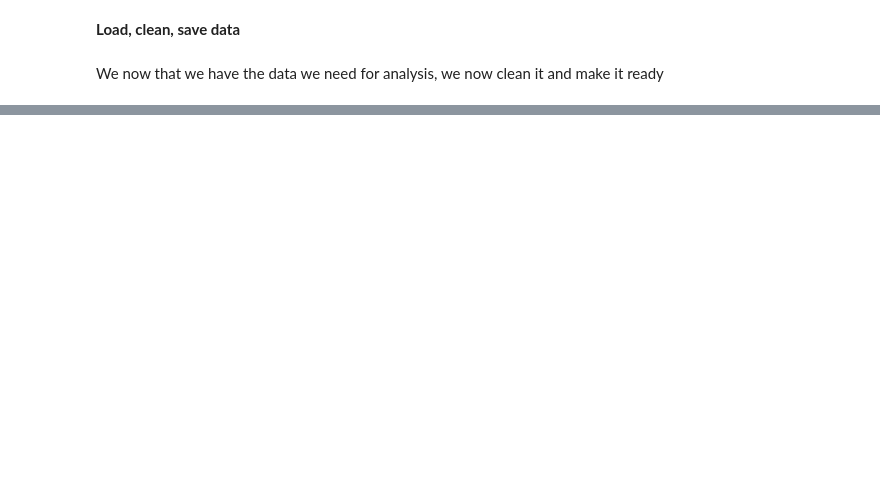
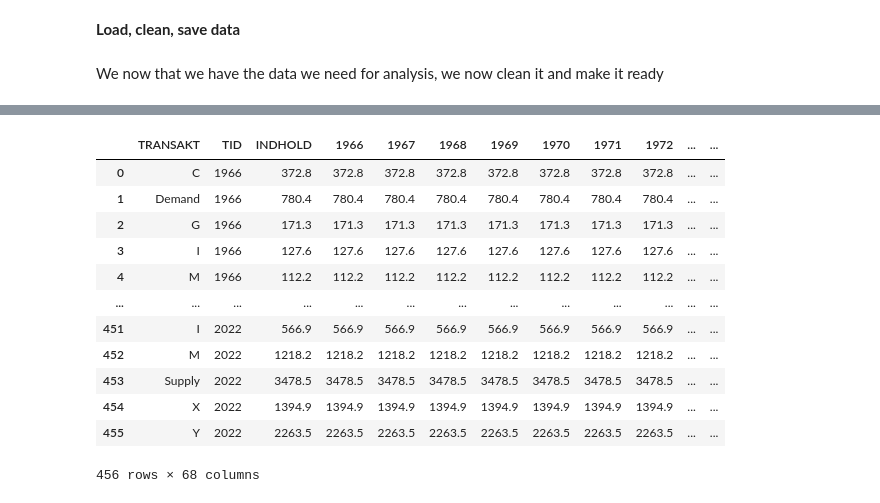
Before and after one commit to NumEconCopenhagen/projects-2023-tgr401, a Jupyter notebook: dataproject/Final_dataproject.ipynb, the cells around one changed output, grey strips where cells are left out. Cells and saved outputs as stored; diff of their text form; code cells hidden in the pictures; blank space fills up the shorter version.

```diff
--- a/dataproject/Final_dataproject.ipynb
+++ b/dataproject/Final_dataproject.ipynb
@@ -129,0 +159,18 @@ dkbal.drop(columns='PRISENHED')
+# %%
+for variable in dkbal['TID']:
+    dkbal[variable]=dkbal['INDHOLD']
+dkbal
+# %% [output]
+|  | TRANSAKT | TID | INDHOLD | 1966 | 1967 | 1968 | 1969 | 1970 | 1971 | 1972 | ... | ... |
+| 0 | C | 1966 | 372.8 | 372.8 | 372.8 | 372.8 | 372.8 | 372.8 | 372.8 | 372.8 | ... | ... |
+| 1 | Demand | 1966 | 780.4 | 780.4 | 780.4 | 780.4 | 780.4 | 780.4 | 780.4 | 780.4 | ... | ... |
+| 2 | G | 1966 | 171.3 | 171.3 | 171.3 | 171.3 | 171.3 | 171.3 | 171.3 | 171.3 | ... | ... |
+| 3 | I | 1966 | 127.6 | 127.6 | 127.6 | 127.6 | 127.6 | 127.6 | 127.6 | 127.6 | ... | ... |
+| 4 | M | 1966 | 112.2 | 112.2 | 112.2 | 112.2 | 112.2 | 112.2 | 112.2 | 112.2 | ... | ... |
+| ... | ... | ... | ... | ... | ... | ... | ... | ... | ... | ... | ... | ... |
+| 451 | I | 2022 | 566.9 | 566.9 | 566.9 | 566.9 | 566.9 | 566.9 | 566.9 | 566.9 | ... | ... |
+| 452 | M | 2022 | 1218.2 | 1218.2 | 1218.2 | 1218.2 | 1218.2 | 1218.2 | 1218.2 | 1218.2 | ... | ... |
+| 453 | Supply | 2022 | 3478.5 | 3478.5 | 3478.5 | 3478.5 | 3478.5 | 3478.5 | 3478.5 | 3478.5 | ... | ... |
+| 454 | X | 2022 | 1394.9 | 1394.9 | 1394.9 | 1394.9 | 1394.9 | 1394.9 | 1394.9 | 1394.9 | ... | ... |
+| 455 | Y | 2022 | 2263.5 | 2263.5 | 2263.5 | 2263.5 | 2263.5 | 2263.5 | 2263.5 | 2263.5 | ... | ... |
+456 rows × 68 columns
```
Also changed, not shown: parts of 4 cells of this notebook, 2 other files.
